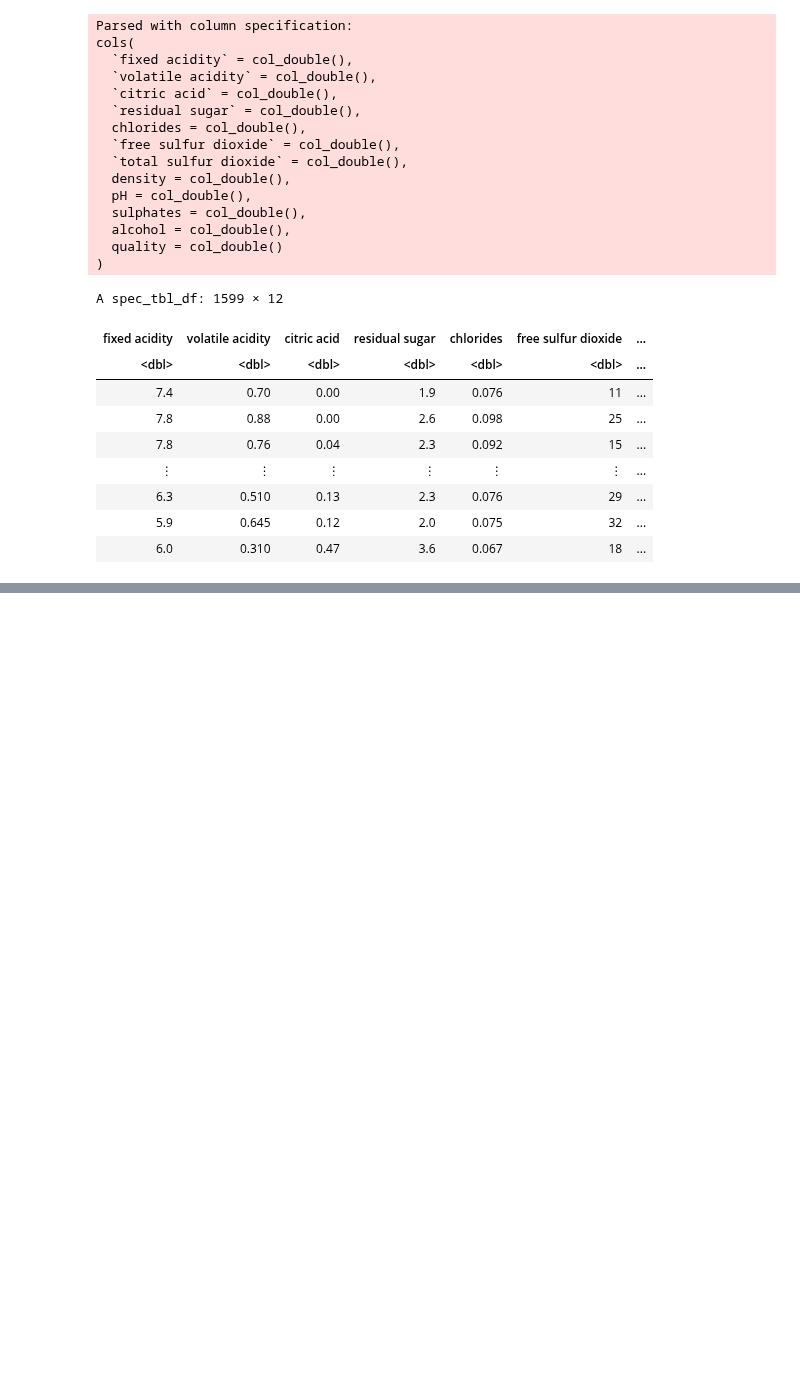
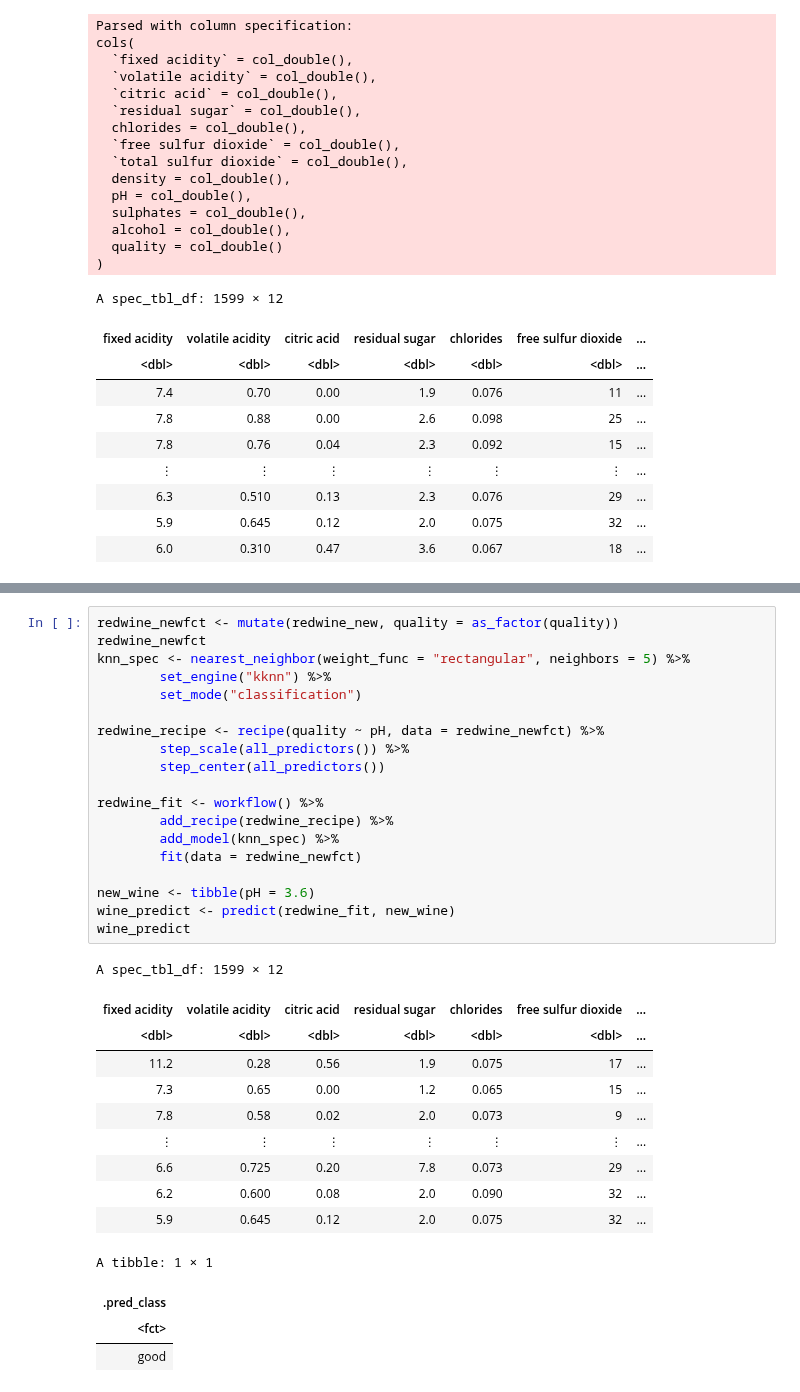
Before and after one commit to nokunishi/Age-Like-Fine-Wine, a Jupyter notebook: data_classification.ipynb, the cells around one changed output, grey strips where cells are left out. Saved outputs shown, nothing was run; the diff lists cells and outputs as text; blank space fills up the shorter version.

```diff
--- a/data_classification.ipynb
+++ b/data_classification.ipynb
@@ -97,0 +61,34 @@ A spec_tbl_df: 1599 × 12
+# %%
+redwine_newfct <- mutate(redwine_new, quality = as_factor(quality))
+redwine_newfct
+knn_spec <- nearest_neighbor(weight_func = "rectangular", neighbors = 5) %>%
+        set_engine("kknn") %>%
+        set_mode("classification")
+
+redwine_recipe <- recipe(quality ~ pH, data = redwine_newfct) %>%
+        step_scale(all_predictors()) %>%
+        step_center(all_predictors())
+
+redwine_fit <- workflow() %>%
+        add_recipe(redwine_recipe) %>%
+        add_model(knn_spec) %>%
+        fit(data = redwine_newfct)
+
+new_wine <- tibble(pH = 3.6)
+wine_predict <- predict(redwine_fit, new_wine)
+wine_predict
+# %% [output]
+A spec_tbl_df: 1599 × 12
+| fixed acidity | volatile acidity | citric acid | residual sugar | chlorides | free sulfur dioxide | ... |
+| <dbl> | <dbl> | <dbl> | <dbl> | <dbl> | <dbl> | ... |
+| 11.2 | 0.28 | 0.56 | 1.9 | 0.075 | 17 | ... |
+| 7.3 | 0.65 | 0.00 | 1.2 | 0.065 | 15 | ... |
+| 7.8 | 0.58 | 0.02 | 2.0 | 0.073 | 9 | ... |
+| ⋮ | ⋮ | ⋮ | ⋮ | ⋮ | ⋮ | ... |
+| 6.6 | 0.725 | 0.20 | 7.8 | 0.073 | 29 | ... |
+| 6.2 | 0.600 | 0.08 | 2.0 | 0.090 | 32 | ... |
+| 5.9 | 0.645 | 0.12 | 2.0 | 0.075 | 32 | ... |
+A tibble: 1 × 1
+| .pred_class |
+| <fct> |
+| good |
```
Also changed, not shown: parts of 3 cells of this notebook.
